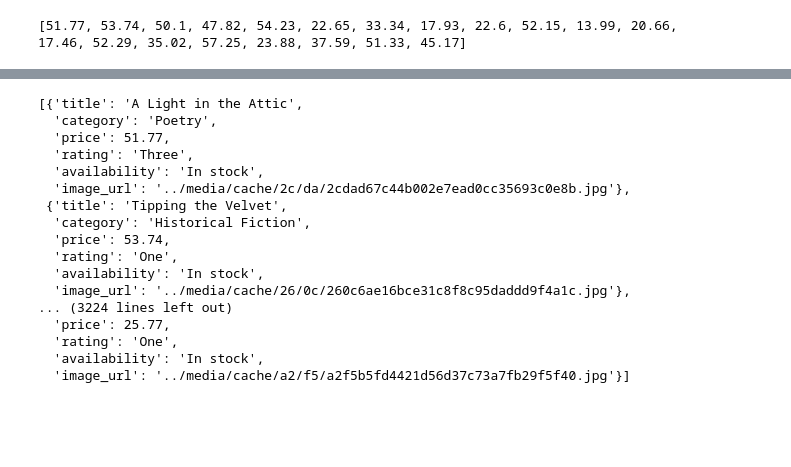
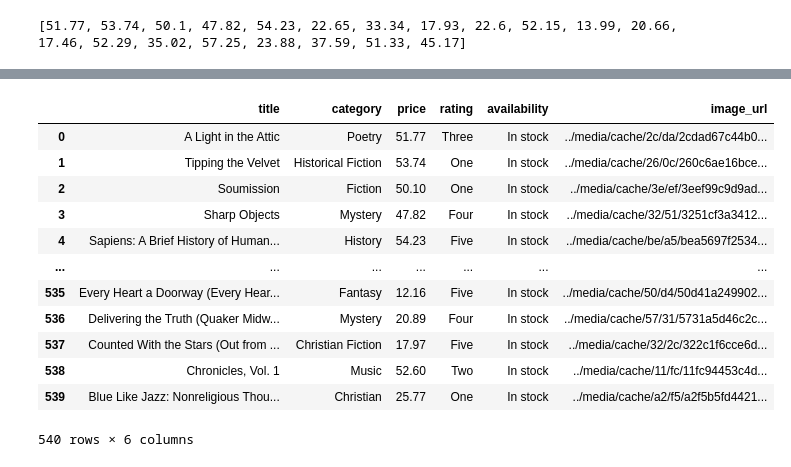
Before and after one commit to muhammad-saad-2006/ai-learning, a Jupyter notebook: week2-DataAnalysis/data-gathering.ipynb, the cells around one changed output, grey strips where cells are left out. Drawn from its saved outputs; the diff is of its cells as text; code cells hidden in the pictures; blank space fills up the shorter version.

```diff
--- a/week2-DataAnalysis/data-gathering.ipynb
+++ b/week2-DataAnalysis/data-gathering.ipynb
@@ -452,23 +452,20 @@ while url:
 540.  Blue Like Jazz: Nonreligious Thoughts on Christian Spirituality Christian 25.77 One In stock ../media/cache/a2/f5/a2f5b5fd4421d56d37c73a7fb29f5f40.jpg
 failed to open: https://books.toscrape.com/catalogue/page-28.html
 HTTPSConnectionPool(host='books.toscrape.com', port=443): Read timed out. (read timeout=10)
-# %%
-books_data
-# %% [output]
-[{'title': 'A Light in the Attic',
-  'category': 'Poetry',
-  'price': 51.77,
-  'rating': 'Three',
-  'availability': 'In stock',
-  'image_url': '../media/cache/2c/da/2cdad67c44b002e7ead0cc35693c0e8b.jpg'},
- {'title': 'Tipping the Velvet',
-  'category': 'Historical Fiction',
-  'price': 53.74,
-  'rating': 'One',
-  'availability': 'In stock',
-  'image_url': '../media/cache/26/0c/260c6ae16bce31c8f8c95daddd9f4a1c.jpg'},
-... (3224 lines left out)
-  'price': 25.77,
-  'rating': 'One',
-  'availability': 'In stock',
-  'image_url': '../media/cache/a2/f5/a2f5b5fd4421d56d37c73a7fb29f5f40.jpg'}]
+# %%
+df = pd.DataFrame(books_data)
+df
+# %% [output]
+|  | title | category | price | rating | availability | image_url |
+| 0 | A Light in the Attic | Poetry | 51.77 | Three | In stock | ../media/cache/2c/da/2cdad67c44b0... |
+| 1 | Tipping the Velvet | Historical Fiction | 53.74 | One | In stock | ../media/cache/26/0c/260c6ae16bce... |
+| 2 | Soumission | Fiction | 50.10 | One | In stock | ../media/cache/3e/ef/3eef99c9d9ad... |
+| 3 | Sharp Objects | Mystery | 47.82 | Four | In stock | ../media/cache/32/51/3251cf3a3412... |
+| 4 | Sapiens: A Brief History of Human... | History | 54.23 | Five | In stock | ../media/cache/be/a5/bea5697f2534... |
+| ... | ... | ... | ... | ... | ... | ... |
+| 535 | Every Heart a Doorway (Every Hear... | Fantasy | 12.16 | Five | In stock | ../media/cache/50/d4/50d41a249902... |
+| 536 | Delivering the Truth (Quaker Midw... | Mystery | 20.89 | Four | In stock | ../media/cache/57/31/5731a5d46c2c... |
+| 537 | Counted With the Stars (Out from ... | Christian Fiction | 17.97 | Five | In stock | ../media/cache/32/2c/322c1f6cce6d... |
+| 538 | Chronicles, Vol. 1 | Music | 52.60 | Two | In stock | ../media/cache/11/fc/11fc94453c4d... |
+| 539 | Blue Like Jazz: Nonreligious Thou... | Christian | 25.77 | One | In stock | ../media/cache/a2/f5/a2f5b5fd4421... |
+540 rows × 6 columns
```
Also changed, not shown: parts of 4 cells of this notebook, 1 other file.
